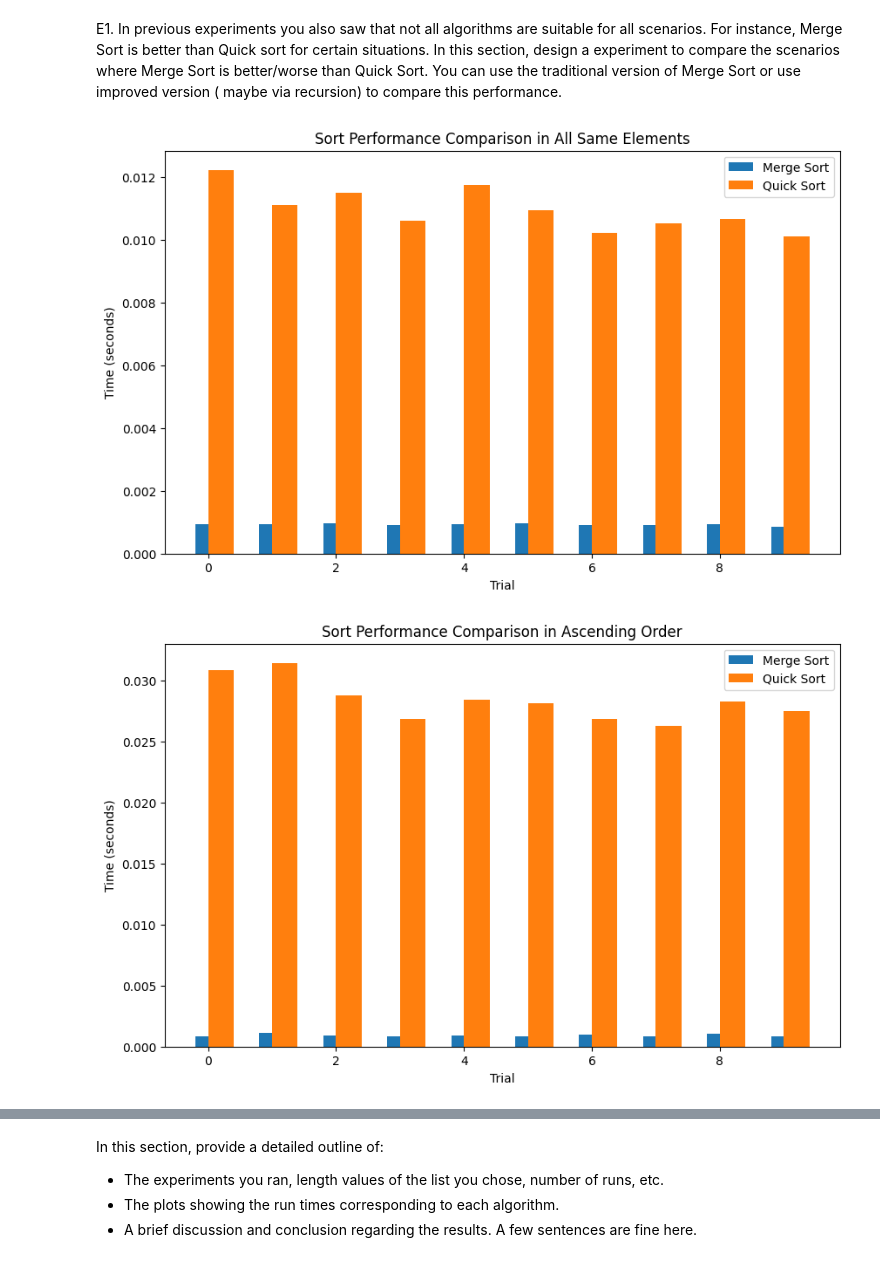
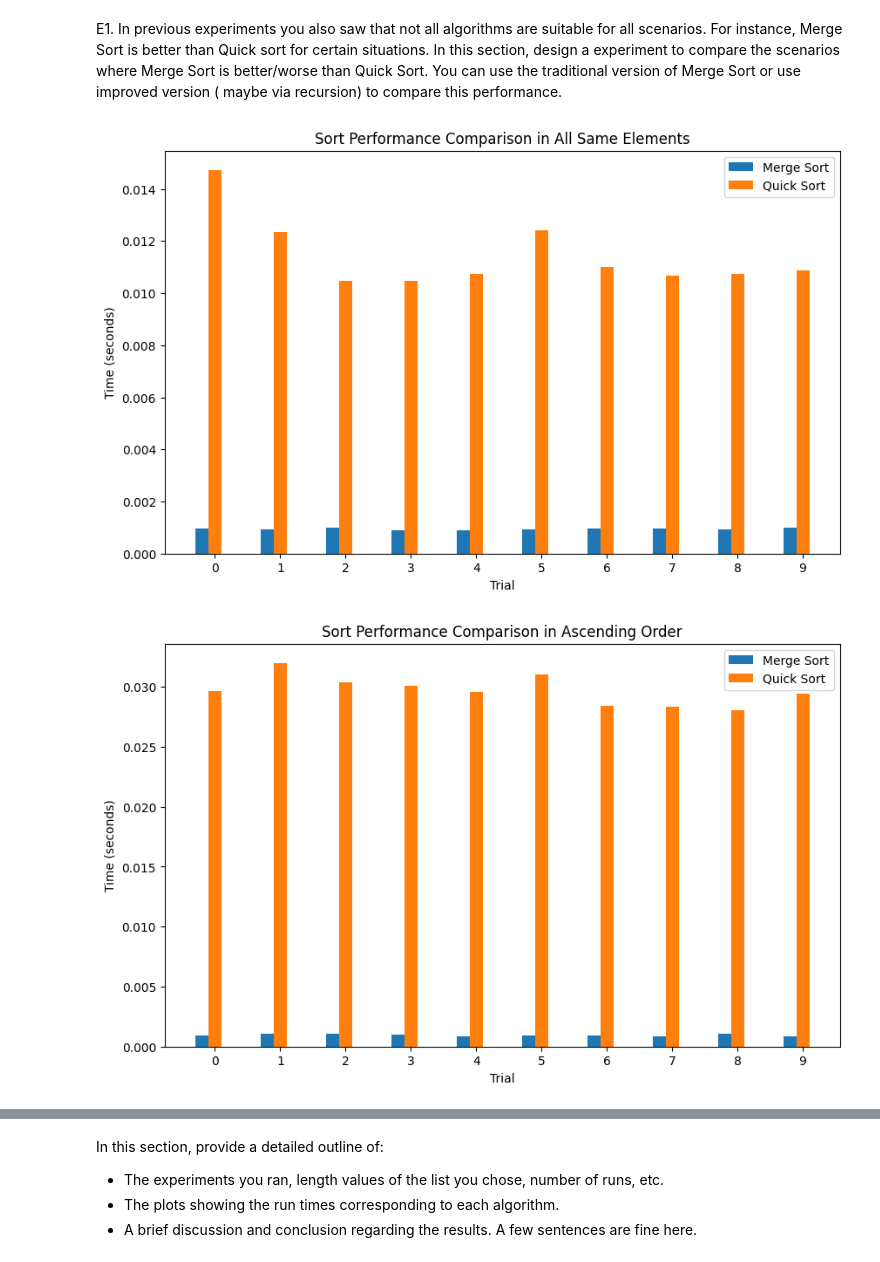
Before and after one commit to scythemenace/CS2XC3_algorithms_research, a Jupyter notebook: Lab 2/Lab_II.ipynb, the cells around one changed output, grey strips where cells are left out. Drawn from its saved outputs; the diff is of its cells as text; code cells hidden in the pictures.

```diff
--- a/Lab 2/Lab_II.ipynb
+++ b/Lab 2/Lab_II.ipynb
@@ -1247,45 +1433,48 @@ def create_scenario_array(size, scenario):
     else:
         raise ValueError(f"Unknown scenario: {scenario}")
 
 
 
-def run_sorting_algorithm(sort_func, data):
+def run_sorting_algorithm(sorting_instance, sort_method, data):
     start_time = time.time()
-    if sort_func == quickSort:
-        sort_func(data, 0, len(data) - 1)
+    if sort_method == sorting_instance.quickSort:
+        sort_method(data, 0, len(data) - 1)
     else:
-        result = sort_func(data)
+        sort_method(data)
     return time.time() - start_time
 
-def run_experiment(array_size, num_trials, scenario):
+def run_experiment(sorting_instance, array_size, num_trials, scenario):
     merge_sort_times = []
     quick_sort_times = []
     for _ in range(num_trials):
         data = create_scenario_array(array_size, scenario)
-        merge_sort_times.append(run_sorting_algorithm(mergeSort, data.copy()))
-        quick_sort_times.append(run_sorting_algorithm(quickSort, data.copy()))
-    return merge_sort_times, quick_sort_times
+        merge_sort_times.append(run_sorting_algorithm(sorting_instance, sorting_instance.mergeSort, data.copy()))
+        quick_sort_times.append(run_sorting_algorithm(sorting_instance, sorting_instance.quickSort, data.copy()))
+
+    return merge_sort_times, quick_sort_times, heap_sort_times
 
 def plot_results(merge_sort_times, quick_sort_times, scenario):
-    x = range(len(merge_sort_times))
+    x = np.arange(len(merge_sort_times))
 
     plt.figure(figsize=(10, 6))
-    plt.bar(x, merge_sort_times, width=0.4, label='Merge Sort', align='center')
-    plt.bar(x, quick_sort_times, width=0.4, label='Quick Sort', align='edge')
+    plt.bar(x - 0.2, merge_sort_times, width=0.2, label='Merge Sort')
+    plt.bar(x, quick_sort_times, width=0.2, label='Quick Sort')
     plt.xlabel('Trial')
     plt.ylabel('Time (seconds)')
     plt.title(f'Sort Performance Comparison in {scenario}')
+    plt.xticks(x)
     plt.legend()
     plt.show()
 
-
+# Main execution
+sorting_instance = SortingAlgorithms()
 array_size = 1000
 num_trials = 10
 scenarios = ['All Same Elements', 'Ascending Order', 'Descending Order', 'Nearly Sorted']
 
 for scenario in scenarios:
-    merge_sort_times, quick_sort_times = run_experiment(array_size, num_trials, scenario)
+    merge_sort_times, quick_sort_times, heap_sort_times = run_experiment(sorting_instance, array_size, num_trials, scenario)
     plot_results(merge_sort_times, quick_sort_times, scenario)
 # %% [output]
-[figure, old version]
+[figure, new version]
-[figure, old version]
+[figure, new version]
```
Also changed, not shown: parts of 26 cells of this notebook.
